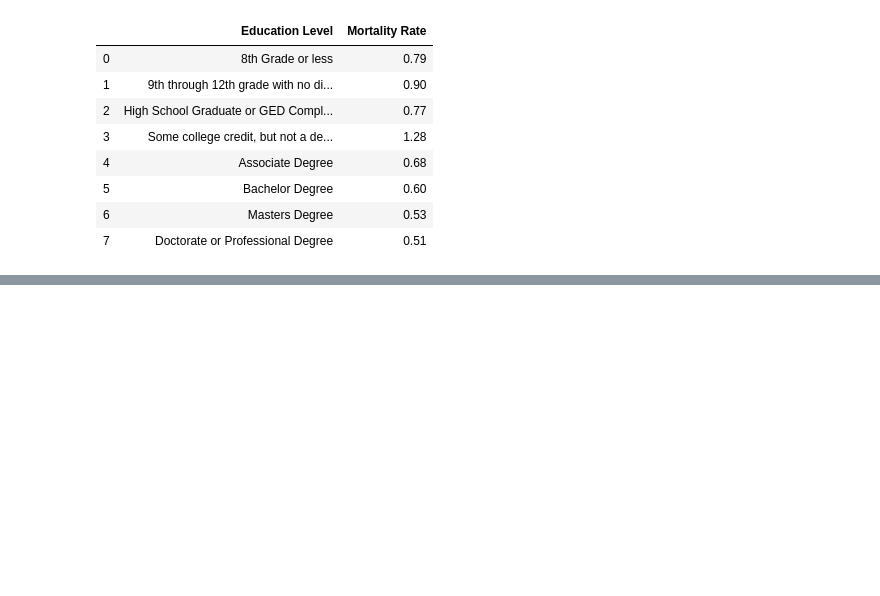
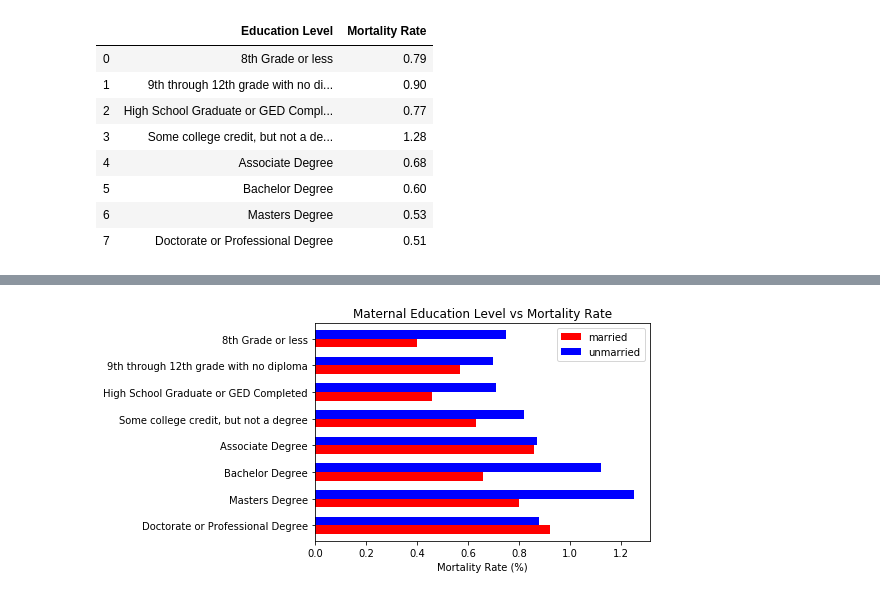
Before and after one commit to maxwilde3/project-one, a Jupyter notebook: mvp/Education Level vs Infant Mortality/Infant Mortality vs Maternal Education.ipynb, the cells around one changed output, grey strips where cells are left out. Drawn from its saved outputs; the diff is of its cells as text; code cells hidden in the pictures; blank space fills up the shorter version.

```diff
--- a/mvp/Education Level vs Infant Mortality/Infant Mortality vs Maternal Education.ipynb
+++ b/mvp/Education Level vs Infant Mortality/Infant Mortality vs Maternal Education.ipynb
@@ -232,0 +261,18 @@ plt.show()
+# %%
+mgroup1_df = married_df[married_df["Education Code"] == 1]
+mgroup2_df = married_df[married_df["Education Code"] == 2]
+mgroup3_df = married_df[married_df["Education Code"] == 3]
+mgroup4_df = married_df[married_df["Education Code"] == 4]
+mgroup5_df = married_df[married_df["Education Code"] == 5]
+mgroup6_df = married_df[married_df["Education Code"] == 6]
+mgroup7_df = married_df[married_df["Education Code"] == 7]
+mgroup8_df = married_df[married_df["Education Code"] == 8]
+# %%
+umgroup1_df = unmarried_df[unmarried_df["Education Code"] == 1]
+umgroup2_df = unmarried_df[unmarried_df["Education Code"] == 2]
+umgroup3_df = unmarried_df[unmarried_df["Education Code"] == 3]
+umgroup4_df = unmarried_df[unmarried_df["Education Code"] == 4]
+umgroup5_df = unmarried_df[unmarried_df["Education Code"] == 5]
+umgroup6_df = unmarried_df[unmarried_df["Education Code"] == 6]
+umgroup7_df = unmarried_df[unmarried_df["Education Code"] == 7]
+umgroup8_df = unmarried_df[unmarried_df["Education Code"] == 8]
@@ -232,0 +395,11 @@ plt.show()
+# %%
+data = {'Education Level':  ["8th Grade or less", "9th through 12th grade with no diploma","High School Graduate or GED Completed",
+                            "Some college credit, but not a degree","Associate Degree","Bachelor Degree","Masters Degree",
+                            "Doctorate or Professional Degree"],
+        'Married Mortality Rate': [mgroup1_avg, mgroup2_avg, mgroup3_avg, mgroup4_avg, mgroup5_avg, mgroup6_avg,
+                               mgroup7_avg, mgroup8_avg],
+        'Unmarried Mortality Rate': [umgroup1_avg, umgroup2_avg, umgroup3_avg, umgroup4_avg, umgroup5_avg, umgroup6_avg,
+                               umgroup7_avg, umgroup8_avg]
+        }
+compiled_df = pd.DataFrame (data, columns = ['Education Level','Married Mortality Rate','Unmarried Mortality Rate'])
+compiled_df
@@ -232,0 +416,12 @@ plt.show()
+# %%
+married = compiled_df["Married Mortality Rate"].to_list()
+unmarried = compiled_df["Unmarried Mortality Rate"].to_list()
+education = compiled_df["Education Level"].to_list()[::-1]
+plot_df = pd.DataFrame({"married": married, "unmarried": unmarried, "education": education},index = education)
+ax = plot_df.plot.barh(color=['r','b'], width = 0.65, align='center')
+plt.title('Maternal Education Level vs Mortality Rate')
+plt.xlabel('Mortality Rate (%)')
+
+plt.savefig('MarriedvsUnmarried.png', dpi=100, bbox_inches='tight')
+# %% [output]
+[figure, added]
```
Also changed, not shown: parts of 16 cells of this notebook, 10 other files.
